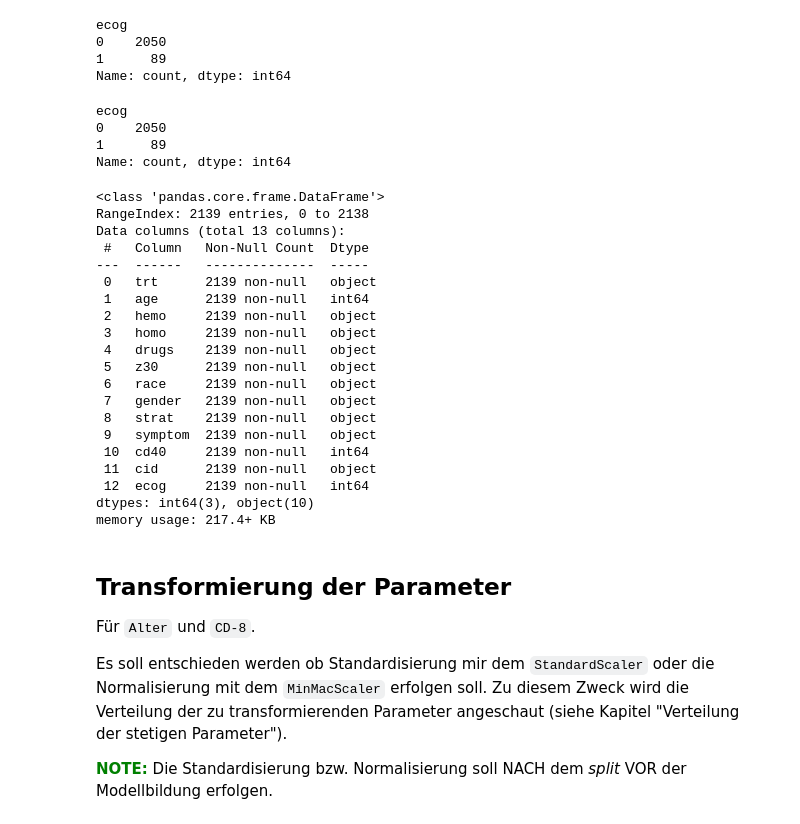
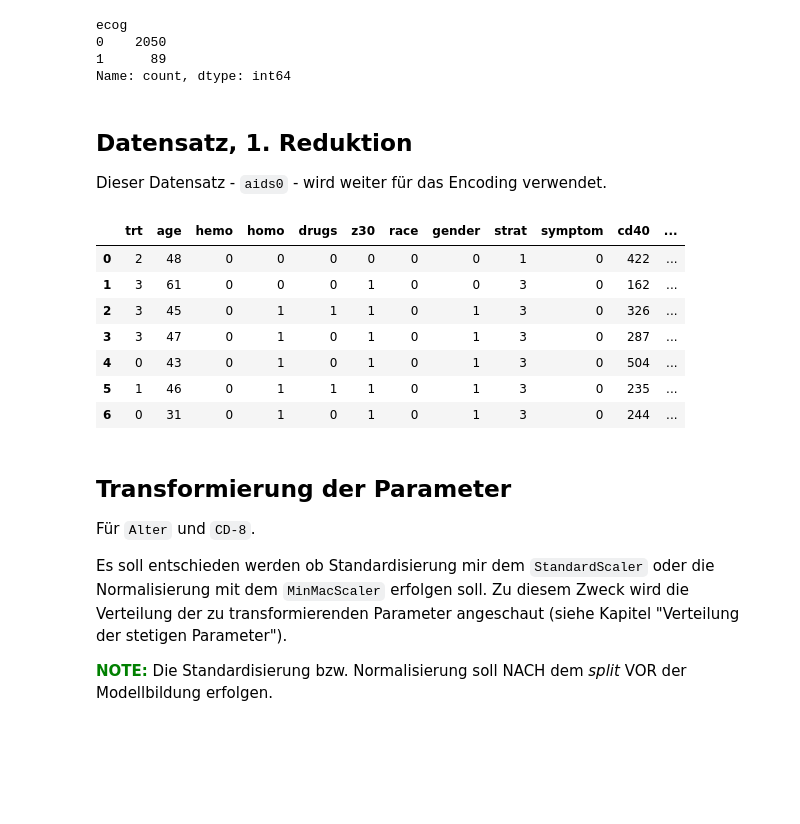
Before and after one commit to bogatyr-e/ml-prediction-aids, a Jupyter notebook: src/preprocessing.ipynb, the cells around one changed output. Drawn from its saved outputs; the diff is of its cells as text; code cells hidden in the pictures; blank space fills up the shorter version.

```diff
--- a/src/preprocessing.ipynb
+++ b/src/preprocessing.ipynb
@@ -878,12 +874,0 @@ aids0 = aids0.to_csv('data/aids0.csv')
-# %%
-aids["ecog"] = aids["karnof"].apply(func)
-
-#ecog_dict = {0: "90-100%", 1: "70-80%"}
-#dict1.append(ecog_dict)
-
-aids.ecog.value_counts()
-# %% [output]
-ecog
-0    2050
-1      89
-Name: count, dtype: int64
@@ -893,23 +874,0 @@ aidsfin = aids.drop(to_drop, axis=1)
-# %%
-aidsfin.info()
-# %% [output]
-<class 'pandas.core.frame.DataFrame'>
-RangeIndex: 2139 entries, 0 to 2138
-Data columns (total 13 columns):
- #   Column   Non-Null Count  Dtype
----  ------   --------------  -----
- 0   trt      2139 non-null   object
- 1   age      2139 non-null   int64
- 2   hemo     2139 non-null   object
- 3   homo     2139 non-null   object
- 4   drugs    2139 non-null   object
- 5   z30      2139 non-null   object
- 6   race     2139 non-null   object
- 7   gender   2139 non-null   object
- 8   strat    2139 non-null   object
- 9   symptom  2139 non-null   object
- 10  cd40     2139 non-null   int64
- 11  cid      2139 non-null   object
- 12  ecog     2139 non-null   int64
-dtypes: int64(3), object(10)
-memory usage: 217.4+ KB
@@ -921,3 +875,18 @@ aidsfin = pd.read_csv('data/aidsfin.csv', sep =",")
+# %% [markdown]
+## Datensatz, 1. Reduktion
+
+Dieser Datensatz - `aids0` - wird weiter für das Encoding verwendet.
+# %%
+aids0.head(7)
+# %% [output]
+|  | trt | age | hemo | homo | drugs | z30 | race | gender | strat | symptom | cd40 | ... |
+| 0 | 2 | 48 | 0 | 0 | 0 | 0 | 0 | 0 | 1 | 0 | 422 | ... |
+| 1 | 3 | 61 | 0 | 0 | 0 | 1 | 0 | 0 | 3 | 0 | 162 | ... |
+| 2 | 3 | 45 | 0 | 1 | 1 | 1 | 0 | 1 | 3 | 0 | 326 | ... |
+| 3 | 3 | 47 | 0 | 1 | 0 | 1 | 0 | 1 | 3 | 0 | 287 | ... |
+| 4 | 0 | 43 | 0 | 1 | 0 | 1 | 0 | 1 | 3 | 0 | 504 | ... |
+| 5 | 1 | 46 | 0 | 1 | 1 | 1 | 0 | 1 | 3 | 0 | 235 | ... |
+| 6 | 0 | 31 | 0 | 1 | 0 | 1 | 0 | 1 | 3 | 0 | 244 | ... |
 # %% [markdown]
 ## Transformierung der Parameter
 Für `Alter` und `CD-8`.
```
Also changed, not shown: parts of 14 cells of this notebook, 3 other files.
